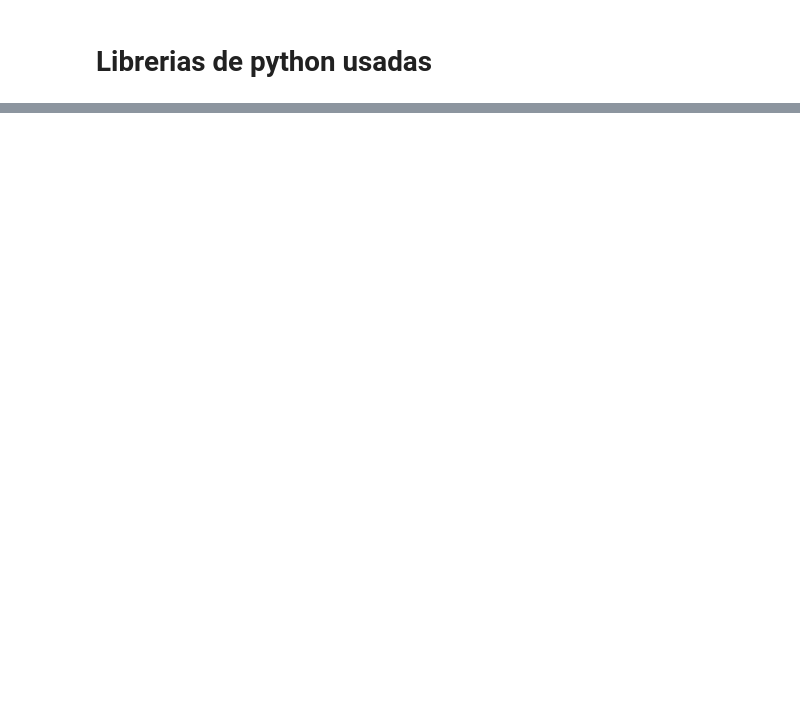
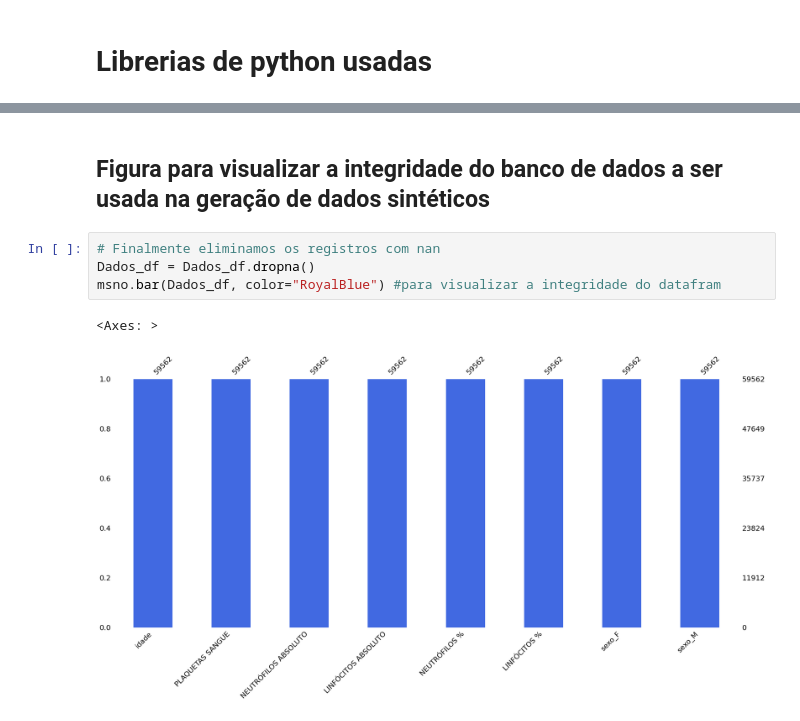
Before and after one commit to teaching-FEEC/dgm-2024.2, a Jupyter notebook: projetos/A1/A1_Code.ipynb, the cells around one changed output, grey strips where cells are left out. Drawn from its saved outputs; the diff is of its cells as text; blank space fills up the shorter version.

```diff
--- a/projetos/A1/A1_Code.ipynb
+++ b/projetos/A1/A1_Code.ipynb
@@ -234,0 +185,9 @@ dtype: int64
+# %% [markdown]
+## Figura para visualizar a integridade do banco de dados a ser usada na geração de dados sintéticos
+# %%
+# Finalmente eliminamos os registros com nan
+Dados_df = Dados_df.dropna()
+msno.bar(Dados_df, color="RoyalBlue") #para visualizar a integridade do datafram
+# %% [output]
+<Axes: >
+[figure, added]
```
Also changed, not shown: parts of 87 cells of this notebook.
